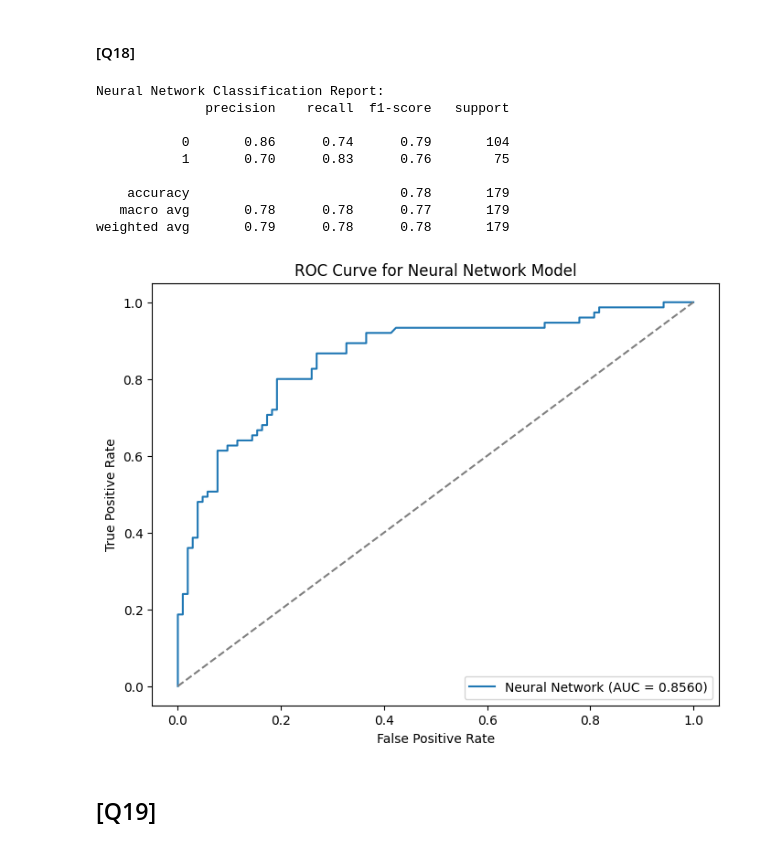
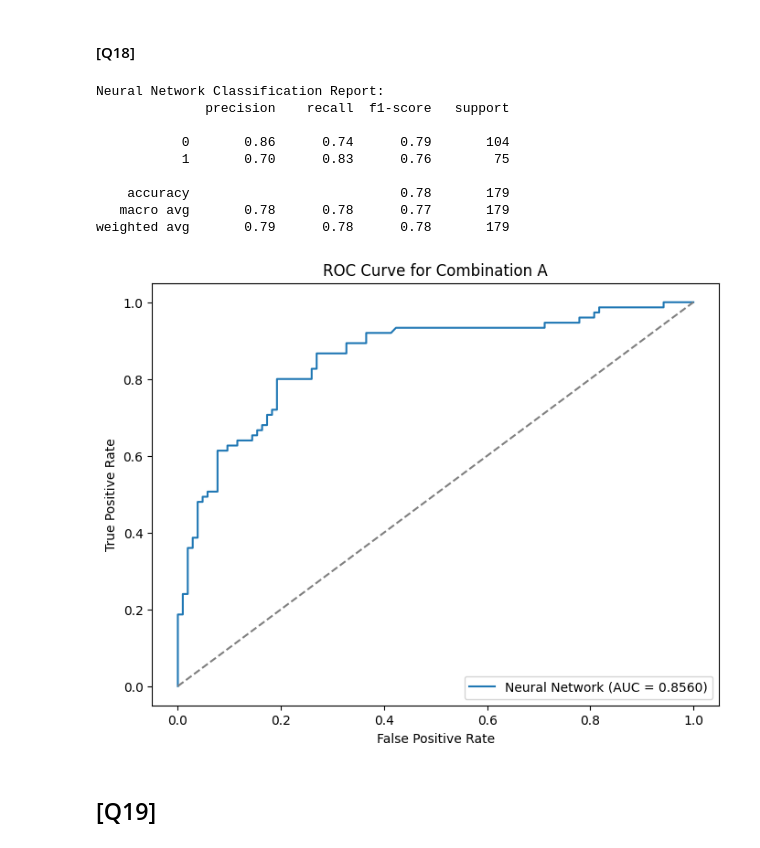
Before and after one commit to AnSloge/HKUST-COMP4211-Programming-Assignment-1, a Jupyter notebook: analysis.ipynb, the cells around one changed output. Saved outputs shown, nothing was run; the diff lists cells and outputs as text; code cells hidden in the pictures.

```diff
--- a/analysis.ipynb
+++ b/analysis.ipynb
@@ -1103,74 +1223,68 @@ plt.show()
 # %% [markdown]
 #### [Q18]
 # %%
-
-# 1. Split the dataset
-X = bonus_df.drop('class_target', axis=1)  # Features
-y = bonus_df['class_target']  # Target variable
+X = bonus_df.drop('class_target', axis=1)
+y = bonus_df['class_target']
 
 X_train, X_val, y_train, y_val = train_test_split(X, y, test_size=0.2, random_state=4211)
 
-# 2. Identify numerical and categorical features
 numeric_features = X.select_dtypes(include=['int64', 'float64']).columns
 categorical_features = X.select_dtypes(include=['object']).columns
 
-# 3. Preprocessing Pipelines
-
-# Numerical Pipeline: Impute missing values with mean and then scale
+# Pipeline for numerical features.
 numeric_pipeline = Pipeline([
-    ('imputer', SimpleImputer(strategy='mean')),  # Fill NaNs with mean
-    ('scaler', StandardScaler()),  # Normalize numerical features
+    ('imputer', SimpleImputer(strategy='mean')),
+    ('scaler', StandardScaler()),
 ])
 
-# Categorical Pipeline: OneHot encode categorical variables
+# Pipeline for categorical features.
 categorical_pipeline = Pipeline([
-    ('encoder', OneHotEncoder(handle_unknown='ignore'))  # Encode categorical features
+    ('encoder', OneHotEncoder(handle_unknown='ignore'))
 ])
 
-# Combine both pipelines into a ColumnTransformer
+# Combining the pipelines.
 preprocessor = ColumnTransformer([
     ('num', numeric_pipeline, numeric_features),
     ('cat', categorical_pipeline, categorical_features)
 ])
 
-# 4. Define Neural Network model pipeline
+# Combining preprocessor pipeline and MLPClassifier.
 nn_pipeline = Pipeline([
     ('preprocessor', preprocessor),
     ('classifier', MLPClassifier(hidden_layer_sizes=(128, 128, 128), max_iter=500, random_state=4211))
 ])
 
-# 5. Train and evaluate the Neural Network model
+
 nn_pipeline.fit(X_train, y_train)
 nn_predictions = nn_pipeline.predict(X_val)
 nn_report = classification_report(y_val, nn_predictions)
 print("Neural Network Classification Report:")
 print(nn_report)
 
-# 6. Calculate ROC curve and AUC for the Neural Network model
-nn_prob = nn_pipeline.predict_proba(X_val)[:, 1]  # Get probabilities for positive class
+nn_prob = nn_pipeline.predict_proba(X_val)[:, 1]
 fpr_nn, tpr_nn, _ = roc_curve(y_val, nn_prob)
 roc_auc_nn = auc(fpr_nn, tpr_nn)
 
-# 7. Plot ROC curve
+
 plt.figure(figsize=(8, 6))
 plt.plot(fpr_nn, tpr_nn, label=f'Neural Network (AUC = {roc_auc_nn:.4f})')
-plt.plot([0, 1], [0, 1], color='gray', linestyle='--')  # Random classifier line
-plt.title('ROC Curve for Neural Network Model')
+plt.plot([0, 1], [0, 1], color='gray', linestyle='--')
+plt.title('ROC Curve for Combination A')
 plt.xlabel('False Positive Rate')
 plt.ylabel('True Positive Rate')
 plt.legend(loc='lower right')
 plt.show()
 # %% [output]
 Neural Network Classification Report:
               precision    recall  f1-score   support
 
            0       0.86      0.74      0.79       104
            1       0.70      0.83      0.76        75
 
     accuracy                           0.78       179
    macro avg       0.78      0.78      0.77       179
 weighted avg       0.79      0.78      0.78       179
-[figure, old version]
+[figure, new version]
 # %% [markdown]
 ## [Q19]
 # %%
```
Also changed, not shown: parts of 38 cells of this notebook.
